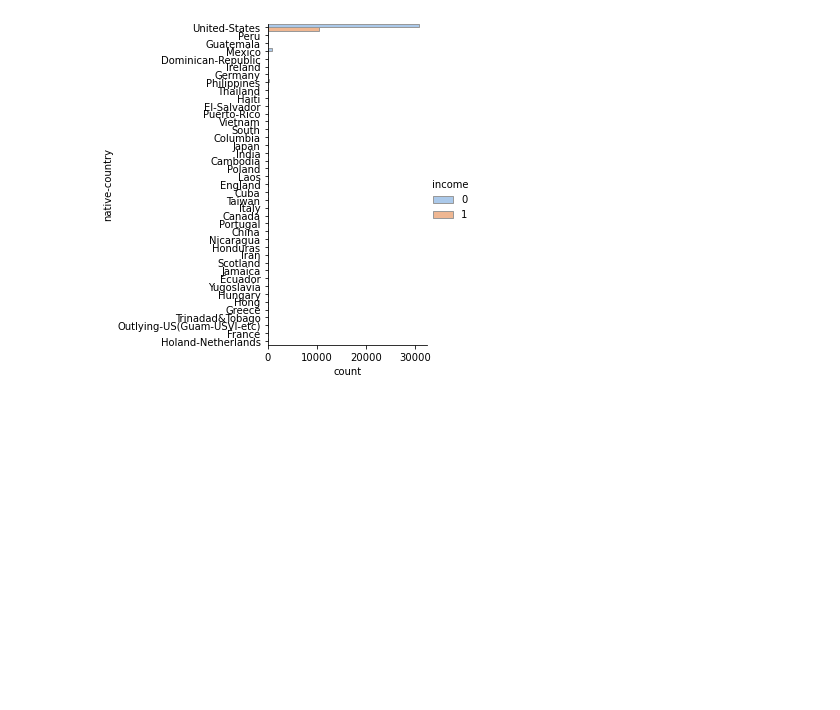
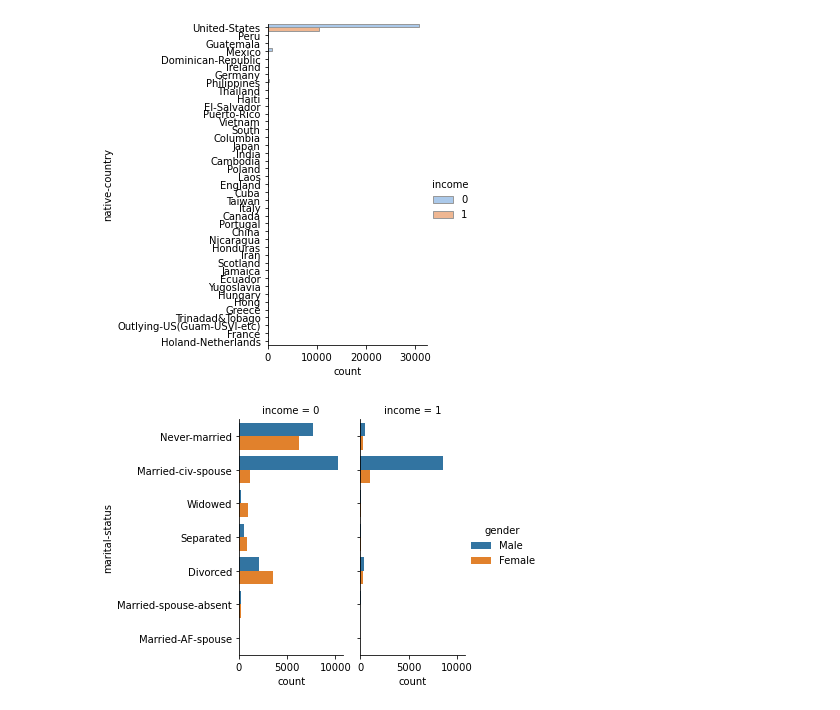
Before and after one commit to umamohantm/springboard, a Jupyter notebook: Story telling/Adult_Income.ipynb, the cells around one changed output. Cells and saved outputs as stored; diff of their text form; code cells hidden in the pictures; blank space fills up the shorter version.

```diff
--- a/Story telling/Adult_Income.ipynb
+++ b/Story telling/Adult_Income.ipynb
@@ -155,3 +155,11 @@ sns.catplot(y="native-country", hue="income", kind="count",
 # %% [output]
 <Figure size 3600x3600 with 0 Axes>
 [figure]
+# %%
+g = sns.catplot(y="marital-status", hue="gender", col="income",
+
+                data=df, kind="count",
+
+                height=4, aspect=.7);
+# %% [output]
+[figure, added]
```
